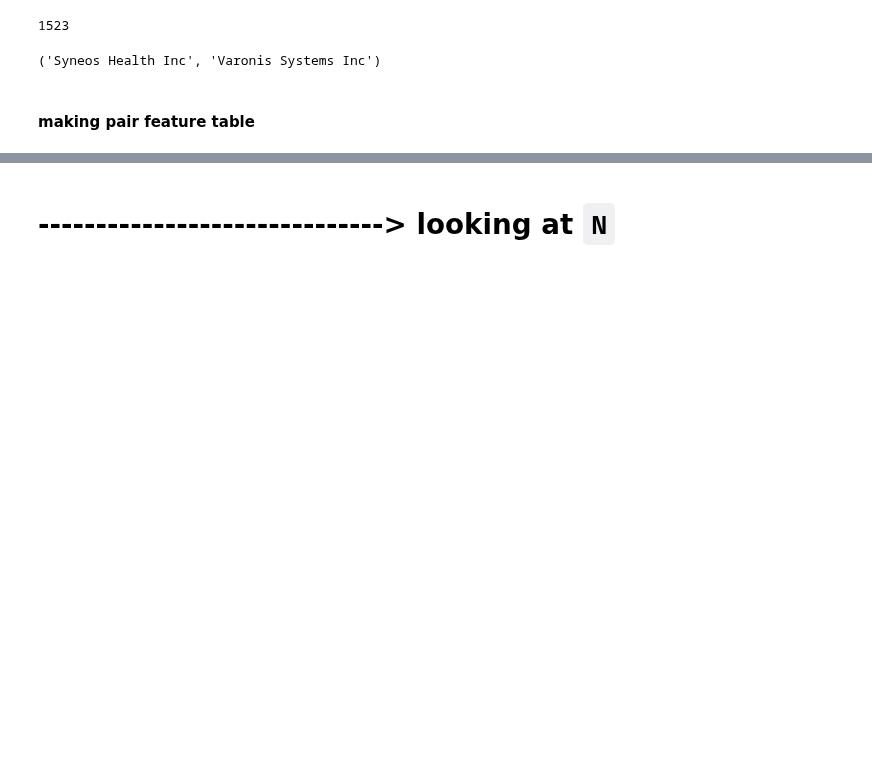
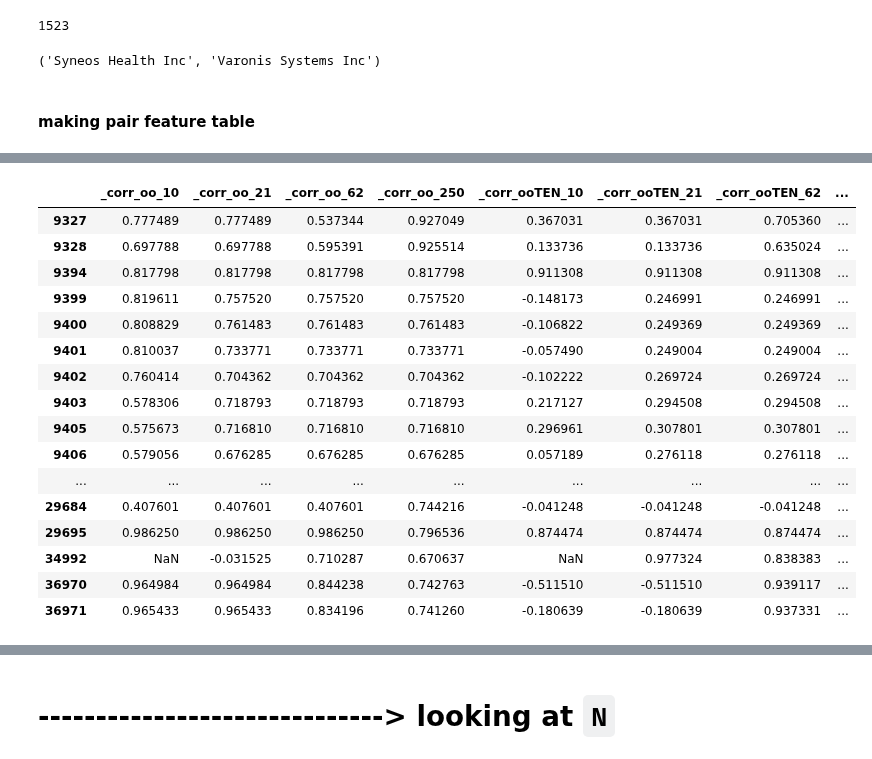
Before and after one commit to yumichael/two-sigma-financial-news, a Jupyter notebook: work/pair.ipynb, the cells around one changed output, grey strips where cells are left out. Drawn from its saved outputs; the diff is of its cells as text; code cells hidden in the pictures; blank space fills up the shorter version.

```diff
--- a/work/pair.ipynb
+++ b/work/pair.ipynb
@@ -220,0 +296,20 @@ AssertionError:
+# %%
+L[filt]
+# %% [output]
+|  | _corr_oo_10 | _corr_oo_21 | _corr_oo_62 | _corr_oo_250 | _corr_ooTEN_10 | _corr_ooTEN_21 | _corr_ooTEN_62 | ... |
+| 9327 | 0.777489 | 0.777489 | 0.537344 | 0.927049 | 0.367031 | 0.367031 | 0.705360 | ... |
+| 9328 | 0.697788 | 0.697788 | 0.595391 | 0.925514 | 0.133736 | 0.133736 | 0.635024 | ... |
+| 9394 | 0.817798 | 0.817798 | 0.817798 | 0.817798 | 0.911308 | 0.911308 | 0.911308 | ... |
+| 9399 | 0.819611 | 0.757520 | 0.757520 | 0.757520 | -0.148173 | 0.246991 | 0.246991 | ... |
+| 9400 | 0.808829 | 0.761483 | 0.761483 | 0.761483 | -0.106822 | 0.249369 | 0.249369 | ... |
+| 9401 | 0.810037 | 0.733771 | 0.733771 | 0.733771 | -0.057490 | 0.249004 | 0.249004 | ... |
+| 9402 | 0.760414 | 0.704362 | 0.704362 | 0.704362 | -0.102222 | 0.269724 | 0.269724 | ... |
+| 9403 | 0.578306 | 0.718793 | 0.718793 | 0.718793 | 0.217127 | 0.294508 | 0.294508 | ... |
+| 9405 | 0.575673 | 0.716810 | 0.716810 | 0.716810 | 0.296961 | 0.307801 | 0.307801 | ... |
+| 9406 | 0.579056 | 0.676285 | 0.676285 | 0.676285 | 0.057189 | 0.276118 | 0.276118 | ... |
+| ... | ... | ... | ... | ... | ... | ... | ... | ... |
+| 29684 | 0.407601 | 0.407601 | 0.407601 | 0.744216 | -0.041248 | -0.041248 | -0.041248 | ... |
+| 29695 | 0.986250 | 0.986250 | 0.986250 | 0.796536 | 0.874474 | 0.874474 | 0.874474 | ... |
+| 34992 | NaN | -0.031525 | 0.710287 | 0.670637 | NaN | 0.977324 | 0.838383 | ... |
+| 36970 | 0.964984 | 0.964984 | 0.844238 | 0.742763 | -0.511510 | -0.511510 | 0.939117 | ... |
+| 36971 | 0.965433 | 0.965433 | 0.834196 | 0.741260 | -0.180639 | -0.180639 | 0.937331 | ... |
```
Also changed, not shown: parts of 17 cells of this notebook.
